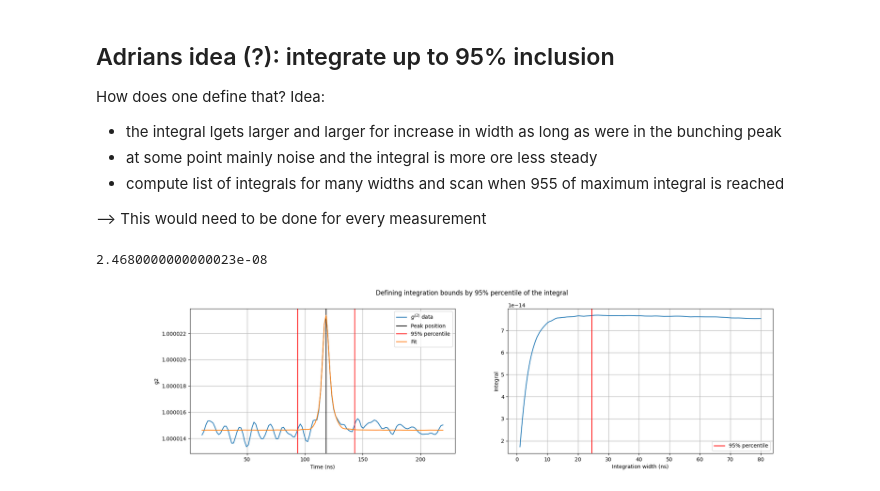
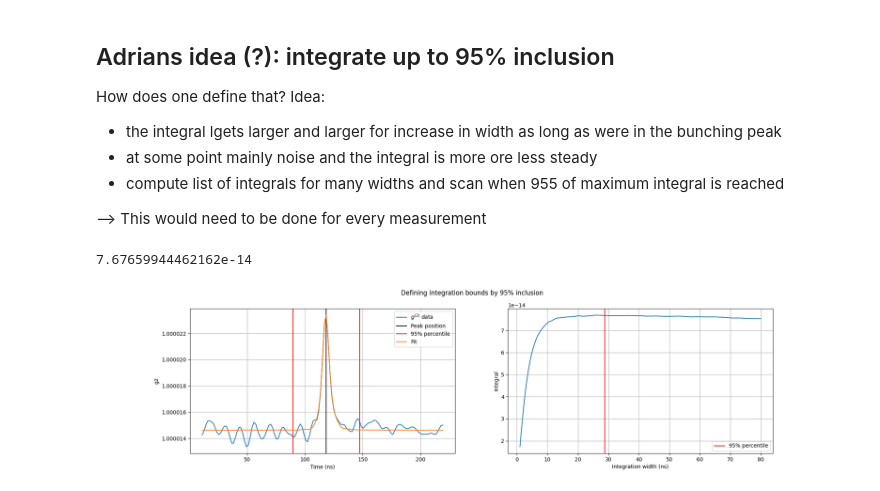
Before and after one commit to SteWey0/Bachelorarbeit, a Jupyter notebook: analysis_tests.ipynb, the cells around one changed output. Drawn from its saved outputs; the diff is of its cells as text; code cells hidden in the pictures.

Commit message:
updated helper.py and added integration of new data as well as timeit tests to analysis_test.ipynb

```diff
--- a/analysis_tests.ipynb
+++ b/analysis_tests.ipynb
@@ -680,32 +675,30 @@ widths = np.arange(1, 80, 0.01)*1e-9
 # would be much faster w/o precision loss.
 integrals = [scipy.integrate.quad(lambda x,a,b,c,d: fit_func(x,a,b,c,d) - offset, peak_pos-w, peak_pos+w, args=tuple(popt))[0] for w in widths]
 integrals = np.array(integrals)
-percentiles = np.percentile(integrals, 95, keepdims=True)
-for index, integral in enumerate(integrals):
-    # scan for the index after which integral is larger than 95% of all integrals -> 95% percentile
-    if integral >= percentiles:
-        width_95 = widths[index]
-        break
-width_95
+# Method closest observation ensures that the 95th percentile is not interpolated, but taken from the data
+percentile = np.percentile(integrals, 95, method='closest_observation')
+# Determine the width of the 95th percentile
+width_95 = widths[np.argmin(np.abs(integrals - percentile))]
+percentile
 # %% [output]
-2.4680000000000023e-08
+7.67659944462162e-14
 # %%
 fig,ax = plt.subplots(ncols = 2, figsize=(20, 5))
 ax[0].plot(t*1e9, g2, label='$g^{(2)}$ data')
 ax[0].axvline(peak_pos*1e9, color='k', label='Peak position')
 ax[0].axvline((peak_pos - width_95)*1e9, color='r', label='95% percentile')
 ax[0].axvline((peak_pos + width_95)*1e9, color='r')
 
 ax[0].plot(t*1e9, fit_func(t, *popt), label='Fit')
 ax[0].set(xlabel='Time (ns)', ylabel='g2')
 ax[0].ticklabel_format(useOffset=False)
 ax[0].grid()
 ax[0].legend()
 ax[1].plot(widths*1e9, integrals)
 ax[1].axvline(width_95*1e9, color='r', label='95% percentile')
 ax[1].grid()
 ax[1].set(xlabel='Integration width (ns)', ylabel='Integral')
 ax[1].legend()
-fig.suptitle('Defining integration bounds by 95% percentile of the integral');
+fig.suptitle('Defining integration bounds by 95% inclusion');
 # %% [output]
-[figure, old version]
+[figure, new version]
```
Also changed, not shown: parts of 15 cells of this notebook, 2 other files.
